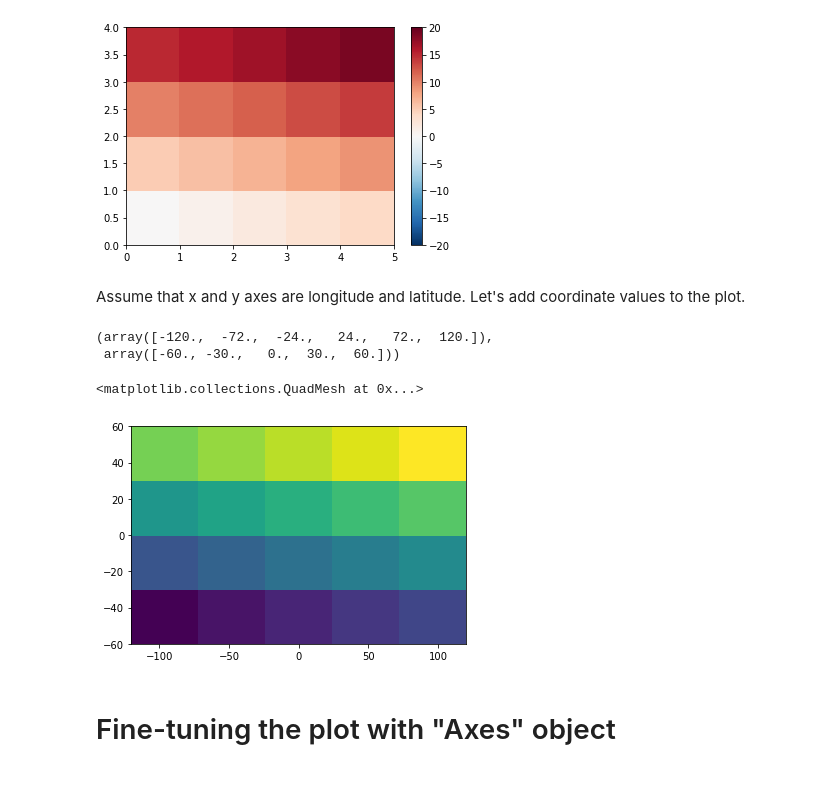
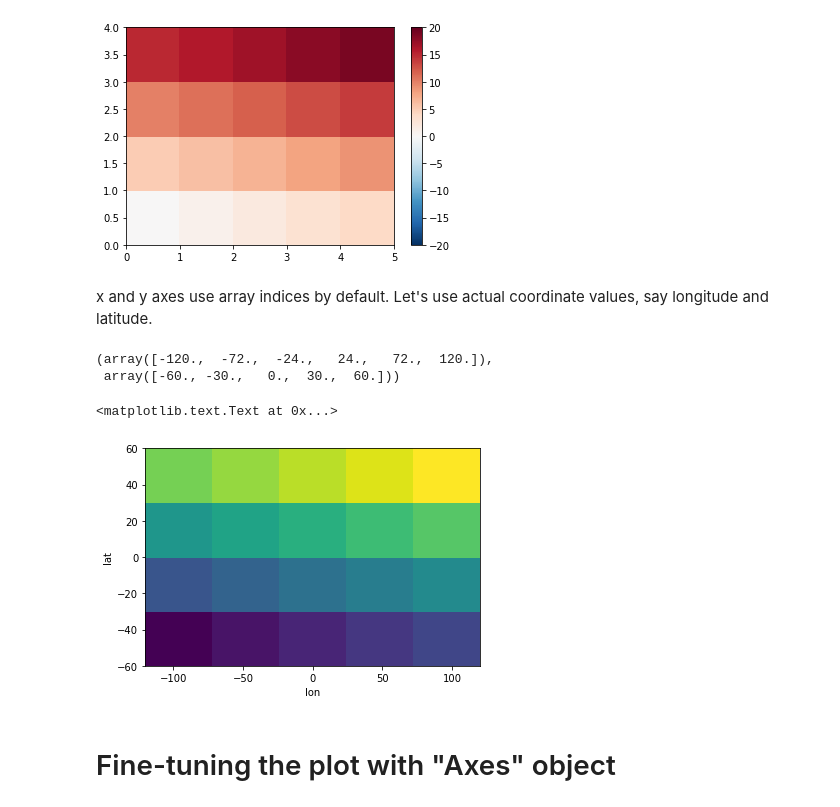
Before and after one commit to geoschem/GEOSChem-python-tutorial, a Jupyter notebook: Chapter00_basic_python.ipynb, the cells around one changed output. Cells and saved outputs as stored; diff of their text form; code cells hidden in the pictures.

```diff
--- a/Chapter00_basic_python.ipynb
+++ b/Chapter00_basic_python.ipynb
@@ -210,8 +210,8 @@ plt.colorbar()
 # %% [output]
 <matplotlib.colorbar.Colorbar at 0x...>
 [figure]
-# %% [markdown]
-Assume that x and y axes are longitude and latitude. Let's add coordinate values to the plot.
+# %% [markdown]
+x and y axes use array indices by default. Let's use actual coordinate values, say longitude and latitude.
 # %%
 lon_b = np.linspace(-120, 120, 6)  # same as MATLAB linspace()
 lat_b = np.linspace(-60, 60, 5)
@@ -223,9 +223,11 @@ lon_b, lat_b
 # %%
 # pcolormesh expects the coordinate values to be cell boundaries (size N+1), not centers (size N)
 plt.pcolormesh(lon_b, lat_b, A)
+plt.xlabel('lon')
+plt.ylabel('lat')
 # %% [output]
-<matplotlib.collections.QuadMesh at 0x...>
+<matplotlib.text.Text at 0x...>
-[figure, old version]
+[figure, new version]
 # %% [markdown]
 # Fine-tuning the plot with "Axes" object
 # %% [markdown]
```
Also changed, not shown: parts of 17 cells of this notebook, 3 other files.
